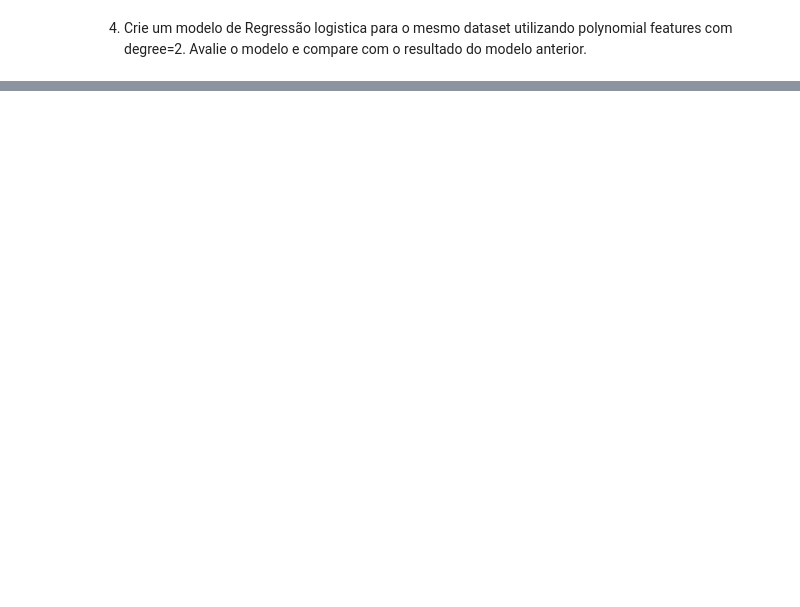
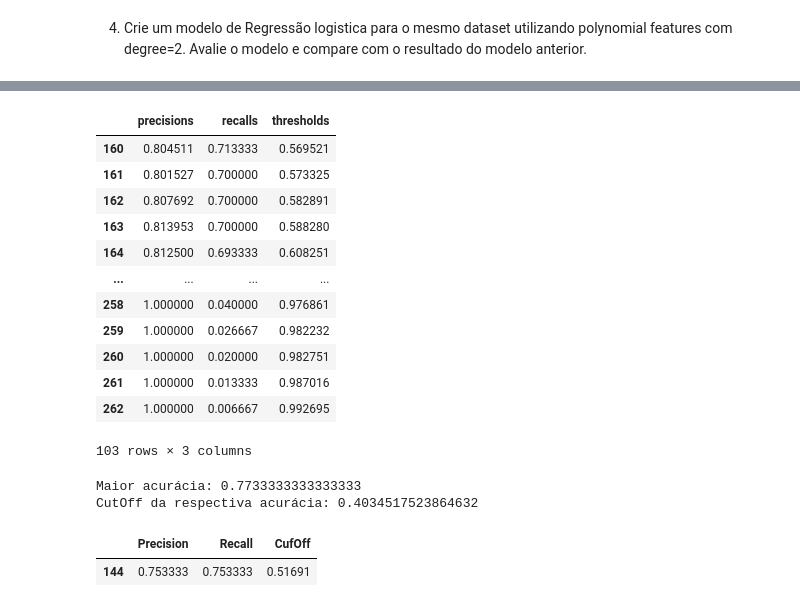
Before and after one commit to luc-zago/lets-code-estatistica-ii, a Jupyter notebook: lucas_oliveira_projeto_estatistica_II_parteII.ipynb, the cells around one changed output, grey strips where cells are left out. Saved outputs shown, nothing was run; the diff lists cells and outputs as text; code cells hidden in the pictures; blank space fills up the shorter version.

```diff
--- a/lucas_oliveira_projeto_estatistica_II_parteII.ipynb
+++ b/lucas_oliveira_projeto_estatistica_II_parteII.ipynb
@@ -304,0 +376,42 @@ precision_recall.rename(columns={'precisions': 'Precision', 'recalls': 'Recall',
+# %%
+precisions_recalls[precisions_recalls['precisions']>=0.8]
+# %% [output]
+|  | precisions | recalls | thresholds |
+| 160 | 0.804511 | 0.713333 | 0.569521 |
+| 161 | 0.801527 | 0.700000 | 0.573325 |
+| 162 | 0.807692 | 0.700000 | 0.582891 |
+| 163 | 0.813953 | 0.700000 | 0.588280 |
+| 164 | 0.812500 | 0.693333 | 0.608251 |
+| ... | ... | ... | ... |
+| 258 | 1.000000 | 0.040000 | 0.976861 |
+| 259 | 1.000000 | 0.026667 | 0.982232 |
+| 260 | 1.000000 | 0.020000 | 0.982751 |
+| 261 | 1.000000 | 0.013333 | 0.987016 |
+| 262 | 1.000000 | 0.006667 | 0.992695 |
+103 rows × 3 columns
+# %%
+from sklearn.metrics import accuracy_score
+from sklearn.metrics import roc_curve
+
+_, _, thresholds = roc_curve(y_test, y_proba_1)
+accuracy_scores = []
+for thresh in thresholds:
+    accuracy_scores.append(accuracy_score(y_test, [prob > thresh for prob in y_proba_1]))
+
+accuracies = np.array(accuracy_scores)
+max_accuracy = accuracies.max()
+max_accuracy_threshold =  thresholds[accuracies.argmax()]
+
+print("Maior acurácia:", max_accuracy)
+print("CutOff da respectiva acurácia:", max_accuracy_threshold)
+# %% [output]
+Maior acurácia: 0.7733333333333333
+CutOff da respectiva acurácia: 0.4034517523864632
+# %%
+# CutOff que retorna a mesma precisão e mesma revocação
+
+precision_recall = precisions_recalls[precisions_recalls['precisions']==precisions_recalls['recalls']]
+precision_recall.rename(columns={'precisions': 'Precision', 'recalls': 'Recall', 'thresholds': 'CufOff'})
+# %% [output]
+|  | Precision | Recall | CufOff |
+| 144 | 0.753333 | 0.753333 | 0.51691 |
```
Also changed, not shown: parts of 14 cells of this notebook.
